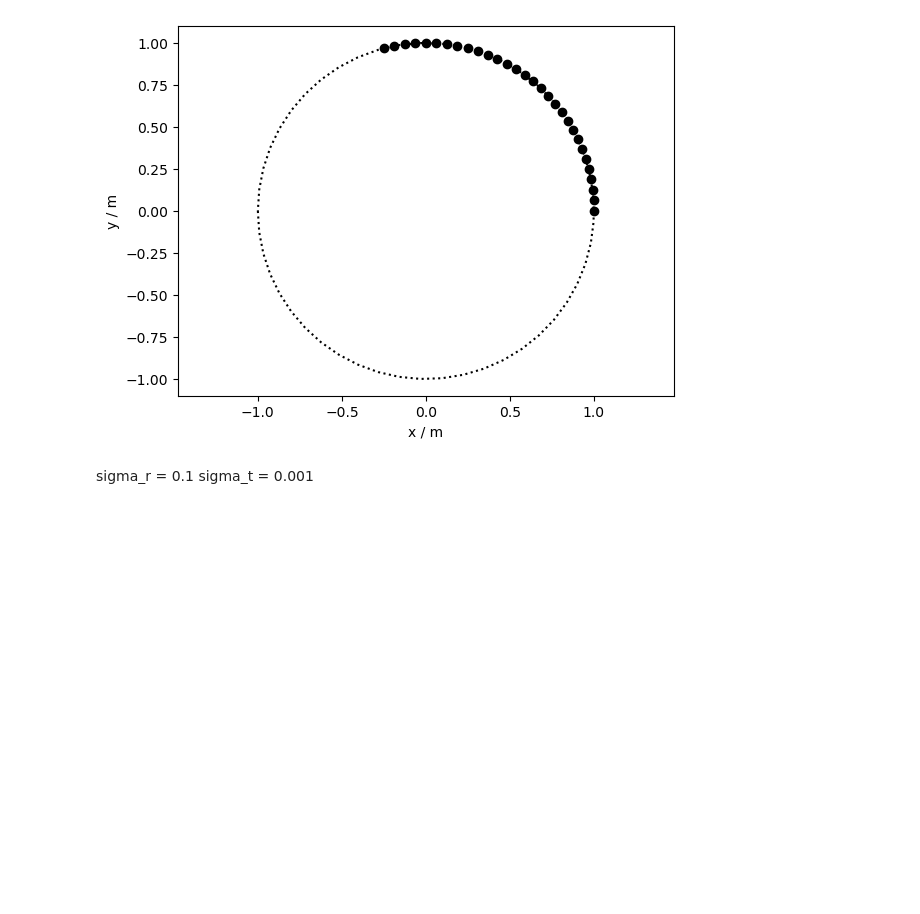
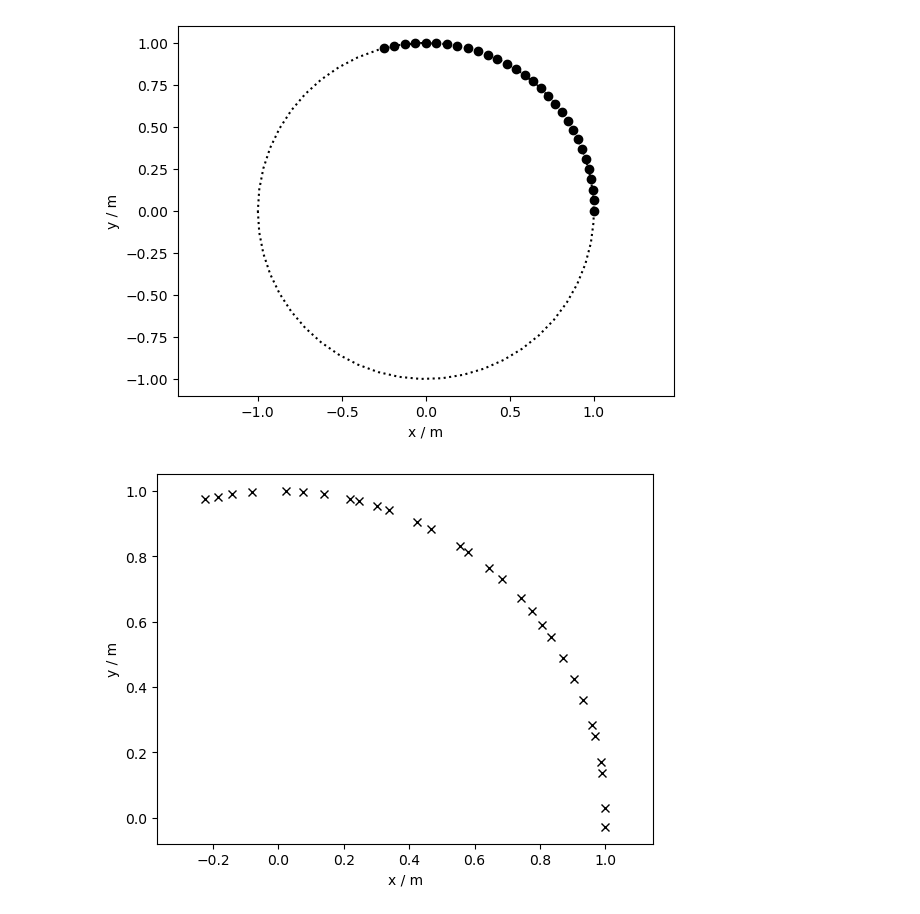
Before and after one commit to jcperrin/antikythera-holes, a Jupyter notebook: oracle-proto.ipynb, the cells around one changed output. Drawn from its saved outputs; the diff is of its cells as text; code cells hidden in the pictures; blank space fills up the shorter version.

Commit message:
Added error to hole points

```diff
--- a/oracle-proto.ipynb
+++ b/oracle-proto.ipynb
@@ -26,6 +28,24 @@ plt.axis('equal')
 plt.show()
 # %% [output]
 [figure]
-# %% [markdown]
-sigma_r = 0.1
-sigma_t = 0.001
+# %%
+sigma_r = 0.0001 # m error in the radial direction
+sigma_t = 0.02 # error in the tangential direction
+
+noisy = np.empty([2, j])
+
+for i in range(j):
+    this_theta = theta_holes[i]
+    R = np.array([[np.cos(this_theta), np.sin(this_theta)],
+                  [np.sin(this_theta), -np.cos(this_theta)]])
+    noise = np.diag([sigma_r, sigma_t])@np.random.randn(2, 1)
+    point = np.c_[[x_holes[i], y_holes[i]]]
+    noisy[:, i] = np.squeeze(R@noise + point)
+
+plt.plot(noisy[0, :], noisy[1, :], "kx")
+plt.xlabel("x / m")
+plt.ylabel("y / m")
+plt.axis('equal')
+plt.show()
+# %% [output]
+[figure, added]
```
Also changed, not shown: parts of 1 cell of this notebook.
